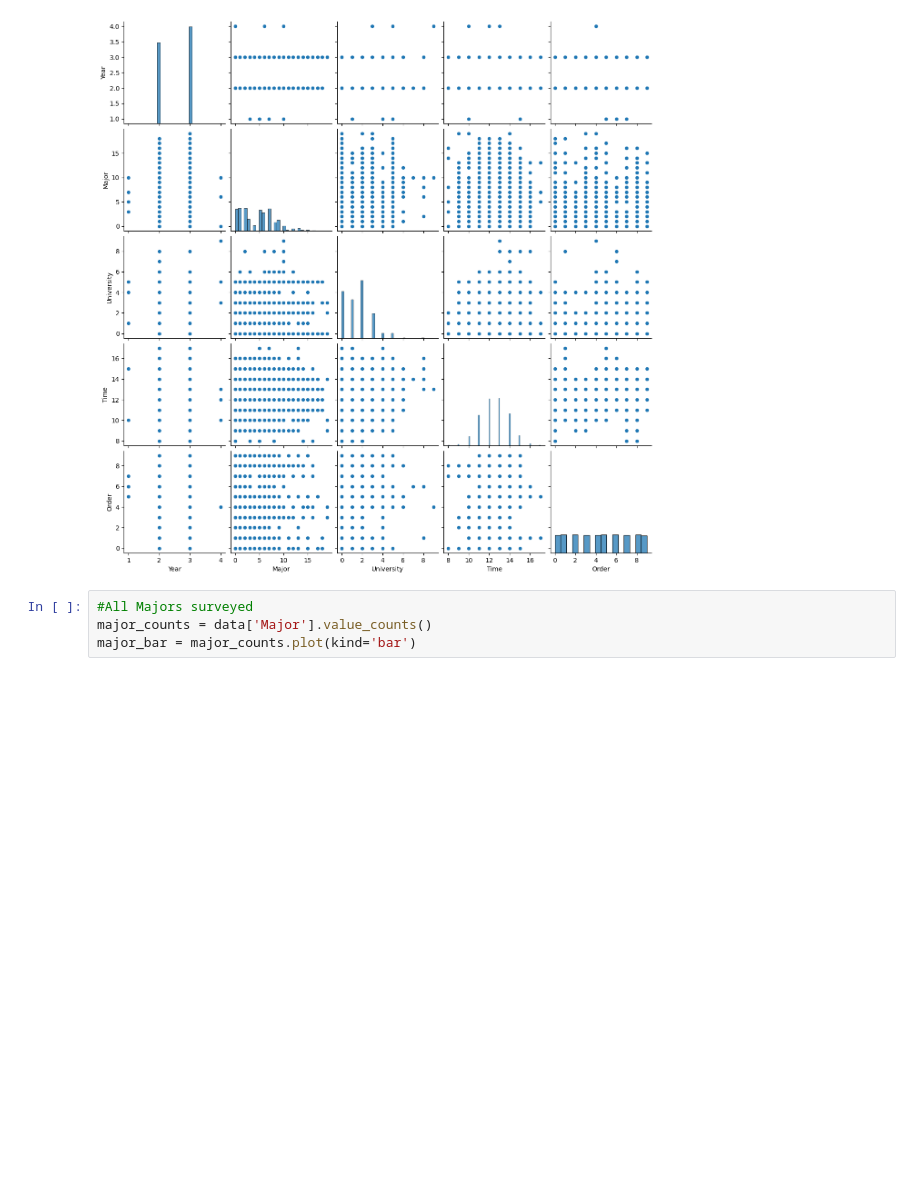
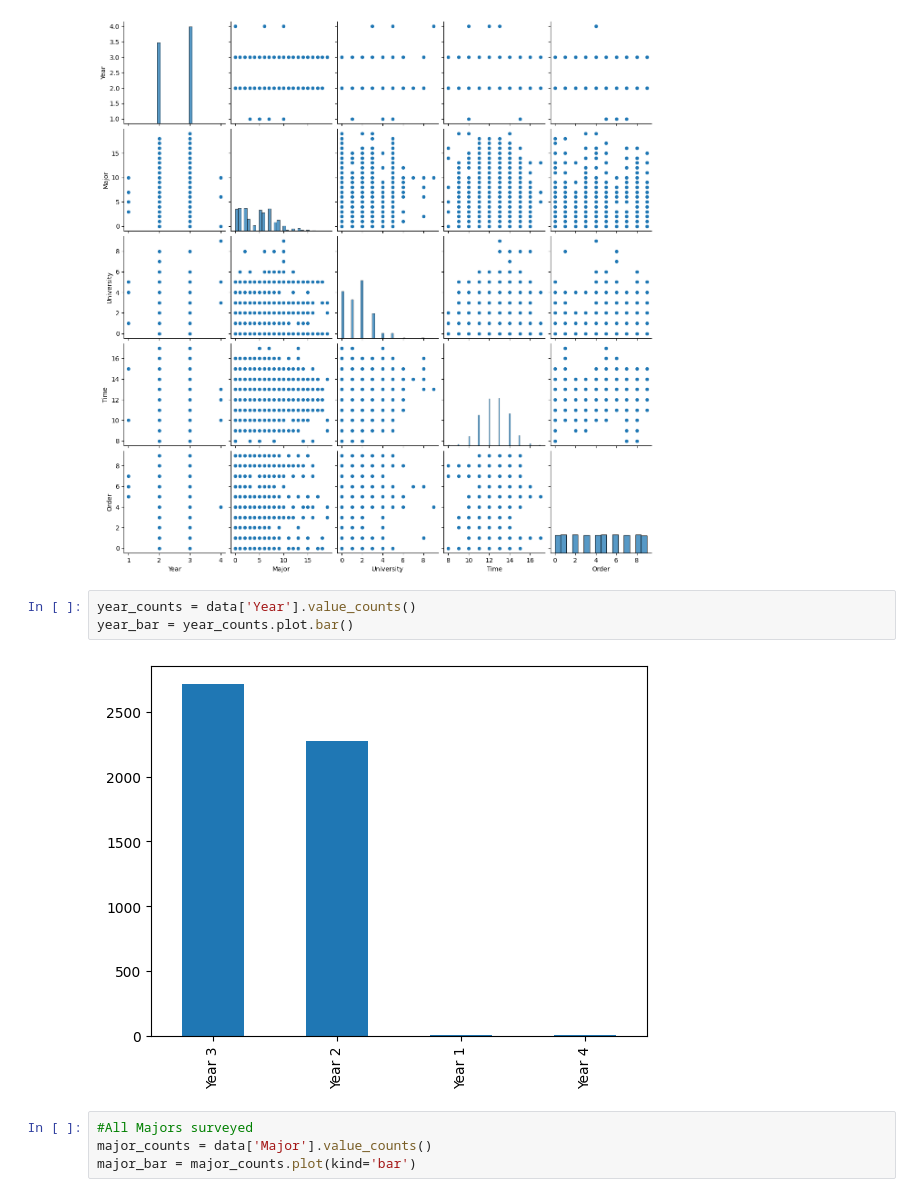
Before and after one commit to nate628426/xtern2024_analysis, a Jupyter notebook: exploratory_analysis.ipynb, the cells around one changed output. Cells and saved outputs as stored; diff of their text form; blank space fills up the shorter version.

```diff
--- a/exploratory_analysis.ipynb
+++ b/exploratory_analysis.ipynb
@@ -140,6 +133,11 @@ sns.pairplot(converted_data)
 plt.show()
 # %% [output]
 [figure]
+# %%
+year_counts = data['Year'].value_counts()
+year_bar = year_counts.plot.bar()
+# %% [output]
+[figure, added]
 # %%
 #All Majors surveyed
 major_counts = data['Major'].value_counts()
```
Also changed, not shown: parts of 4 cells of this notebook.
